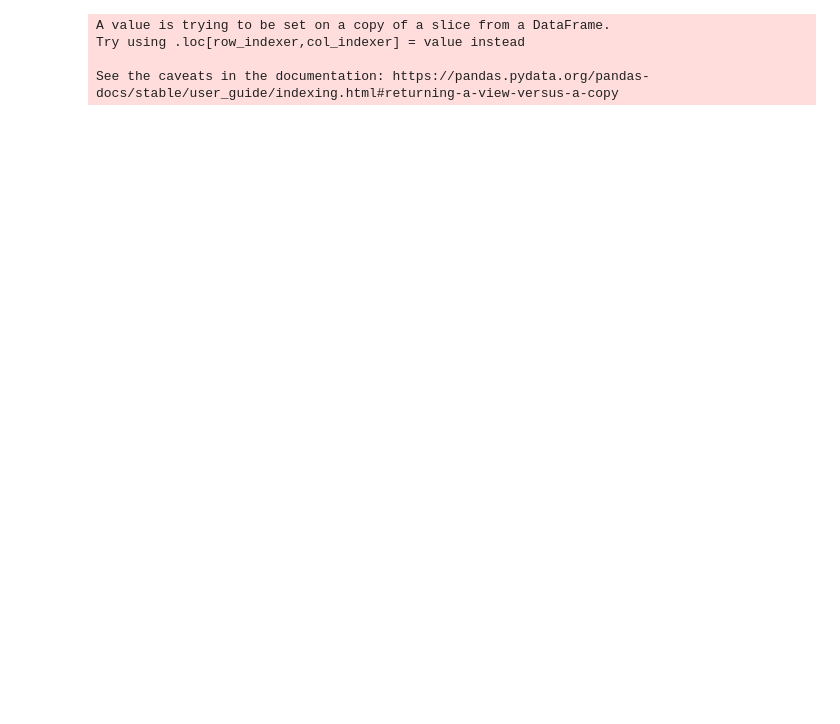
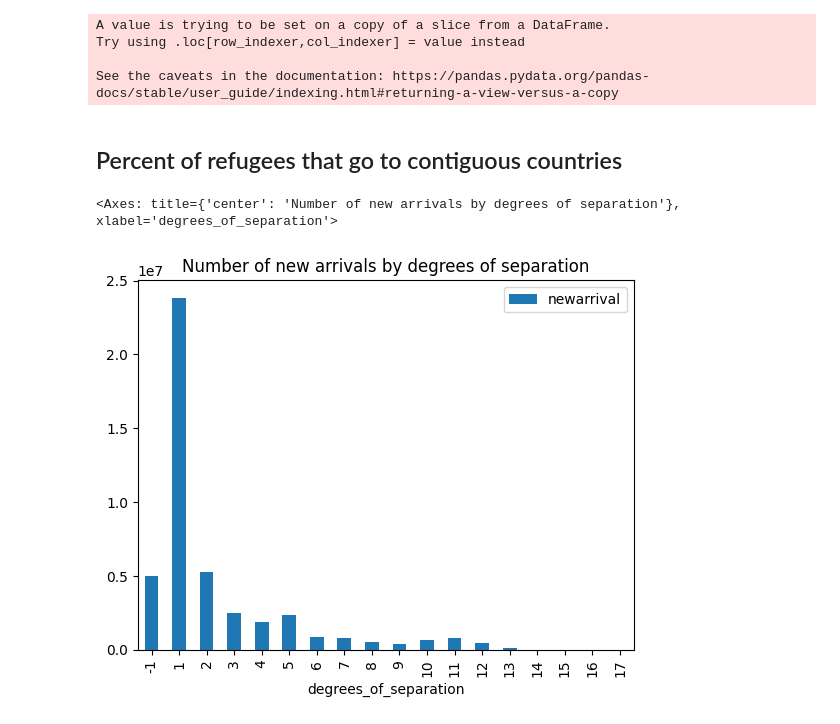
Before and after one commit to 4Freye/refugees, a Jupyter notebook: notebooks/descriptive_analysis/03_ef_descriptive_analysis.ipynb, the cells around one changed output. Saved outputs shown, nothing was run; the diff lists cells and outputs as text; code cells hidden in the pictures; blank space fills up the shorter version.

Commit message:
updated to include degrees of separation

```diff
--- a/notebooks/descriptive_analysis/03_ef_descriptive_analysis.ipynb
+++ b/notebooks/descriptive_analysis/03_ef_descriptive_analysis.ipynb
@@ -124,3 +124,47 @@ A value is trying to be set on a copy of a slice from a DataFrame.
 Try using .loc[row_indexer,col_indexer] = value instead
 
 See the caveats in the documentation: https://pandas.pydata.org/pandas-docs/stable/user_guide/indexing.html#returning-a-view-versus-a-copy
+# %% [markdown]
+## Percent of refugees that go to contiguous countries
+# %%
+import pandas as pd
+
+df = pd.read_csv('../../data/clean/unhcr.csv', engine='pyarrow').groupby(['iso_o','iso_d']).agg({'newarrival':'sum','contig':'first'}).reset_index()
+# %%
+import igraph as ig
+
+df_network = df[df.contig == 1]
+
+graph2 = ig.Graph.TupleList(df_network[['iso_o','iso_d']].itertuples(index=False), directed=False)
+
+
+def degrees_of_separation(graph, source_name, target_name):
+    """
+    Returns the number of degrees of separation between two nodes in a graph.
+
+    Parameters:
+    graph (igraph.Graph): The graph to compute the degrees of separation in.
+    source_name (str): The name of the source node.
+    target_name (str): The name of the target node.
+
+    Returns:
+    int: The number of degrees of separation between the source and target nodes.
+          Returns None if the nodes are not connected.
+    """
+    try:
+        source_idx = graph.vs.find(name=source_name).index
+        target_idx = graph.vs.find(name=target_name).index
+        shortest_path = graph.get_shortest_paths(source_idx, to=target_idx, output="vpath")[0]
+        return len(shortest_path) - 1
+    except ValueError:
+        return -1
+
+df.apply(lambda x: degrees_of_separation(graph2, x.iso_o, x.iso_d), axis=1)
+graph2.vs['label'] = graph2.vs['name']
+
+df['degrees_of_separation'] = df.apply(lambda x: degrees_of_separation(graph2, x.iso_o, x.iso_d), axis=1)
+# %%
+df.groupby('degrees_of_separation', as_index=False).newarrival.sum().plot.bar(x='degrees_of_separation',y='newarrival', title='Number of new arrivals by degrees of separation')
+# %% [output]
+<Axes: title={'center': 'Number of new arrivals by degrees of separation'}, xlabel='degrees_of_separation'>
+[figure, added]
```
Also changed, not shown: parts of 4 cells of this notebook.
